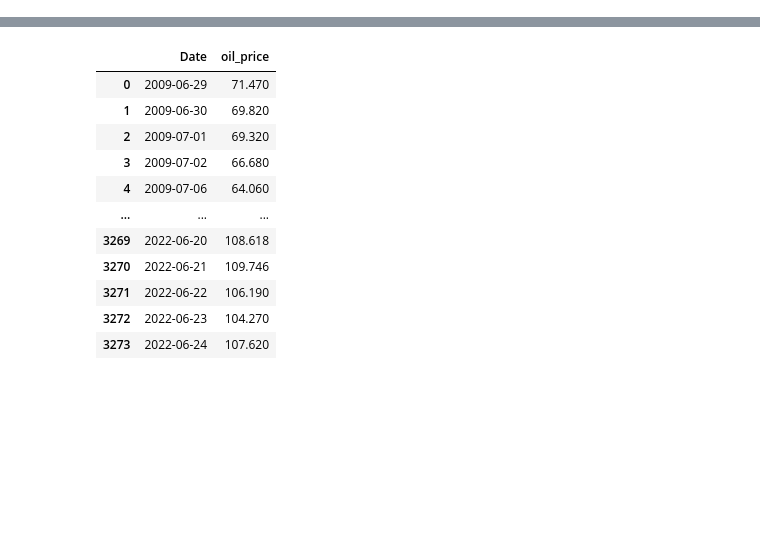
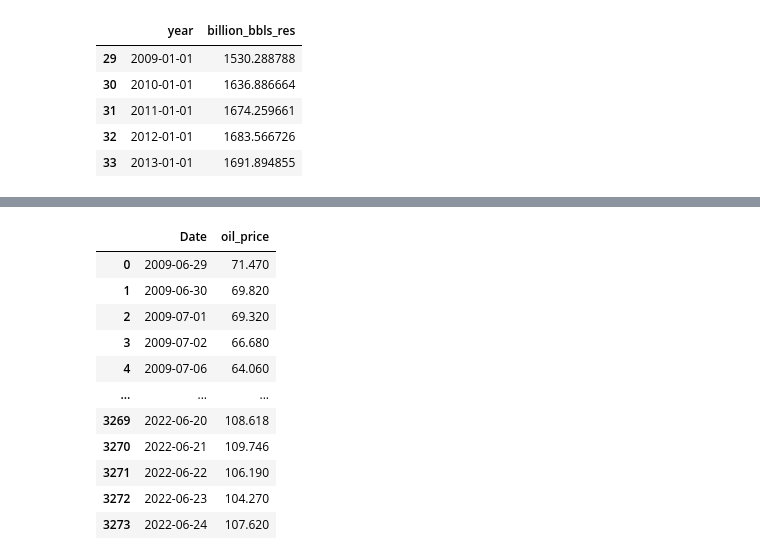
Before and after one commit to jlloydgsu10/Team-Project-3, a Jupyter notebook: code/oil_sup_demand.ipynb, the cells around one changed output, grey strips where cells are left out. Saved outputs shown, nothing was run; the diff lists cells and outputs as text; code cells hidden in the pictures; blank space fills up the shorter version.

```diff
--- a/code/oil_sup_demand.ipynb
+++ b/code/oil_sup_demand.ipynb
@@ -5,6 +5,19 @@ import matplotlib.pyplot as plt
 # import matplotlib.image as mpimg
 from matplotlib import rcParams
 import matplotlib.dates as mdates
+# %%
+oilres_file = "static/data/world_oil_res_raw.csv"
+oilres_df = pd.read_csv(oilres_file)
+oilres_df['year'] = pd.to_datetime(oilres_df['year'], format ='%Y')
+oilres_df = oilres_df.loc[oilres_df["year"]>"2008-01-01", ["year", "billion_bbls_res"]]
+oilres_df.head()
+# %% [output]
+|  | year | billion_bbls_res |
+| 29 | 2009-01-01 | 1530.288788 |
+| 30 | 2010-01-01 | 1636.886664 |
+| 31 | 2011-01-01 | 1674.259661 |
+| 32 | 2012-01-01 | 1683.566726 |
+| 33 | 2013-01-01 | 1691.894855 |
 # %%
 sdem_file = "static/data/oil_sup_dem_gap.csv"
 sdem_df = pd.read_csv(sdem_file)
```
Also changed, not shown: parts of 2 cells of this notebook, 25 other files.
